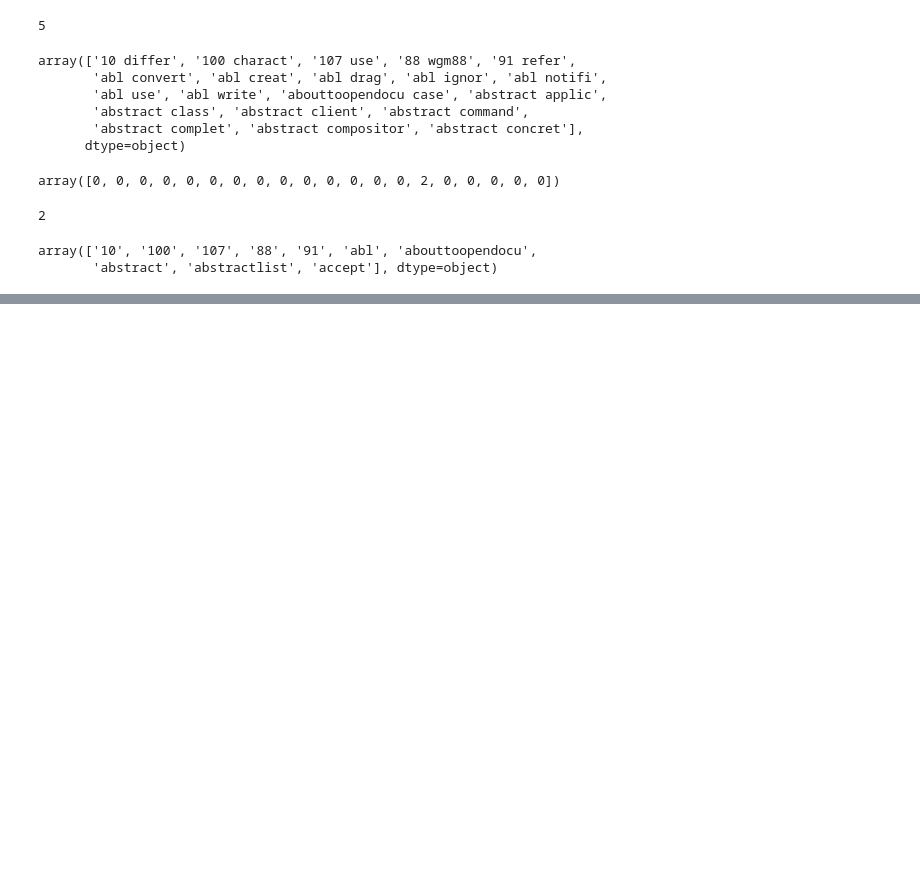
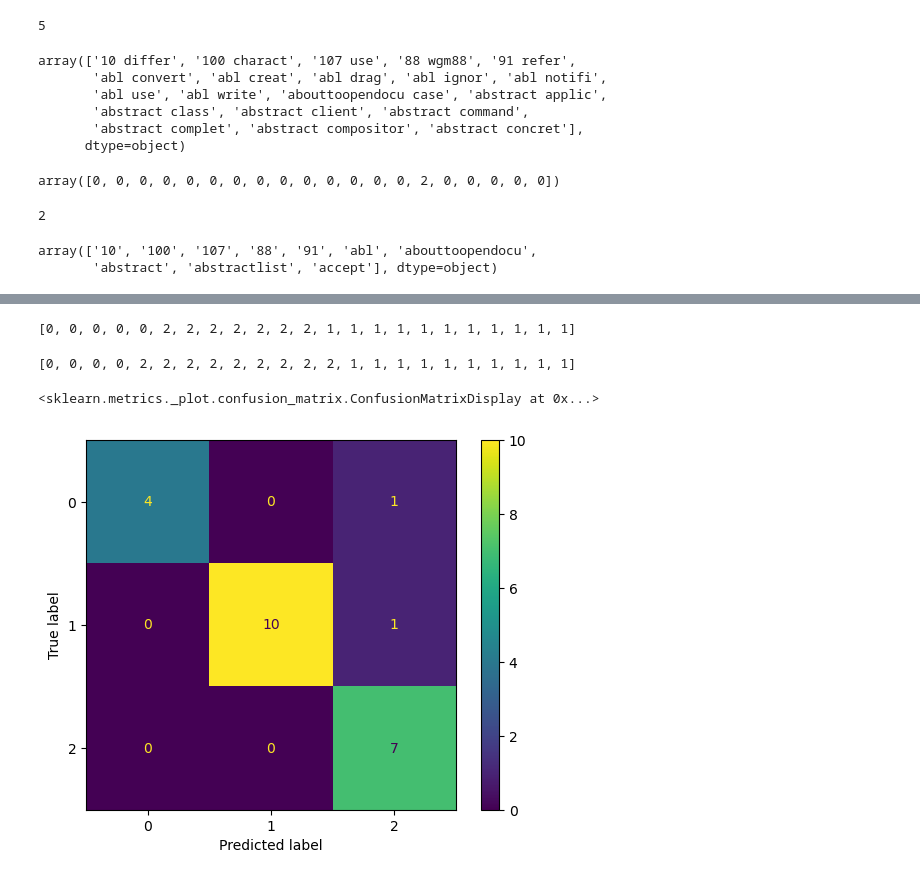
Before and after one commit to RETprojects/SWENG480-Team21, a Jupyter notebook: ml/gof-problem-domain.ipynb, the cells around one changed output, grey strips where cells are left out. Cells and saved outputs as stored; diff of their text form; code cells hidden in the pictures; blank space fills up the shorter version.

Commit message:
Add basic confusion matrix

```diff
--- a/ml/gof-problem-domain.ipynb
+++ b/ml/gof-problem-domain.ipynb
@@ -453,4 +453,35 @@ display(df2.sort_values(by='label'))
 # %%
-from sklearn.metrics import confusion_matrix
+from sklearn.metrics import confusion_matrix, ConfusionMatrixDisplay
 
-# true_clusters =
+tmp = df2.loc[:, 'label':'title'].groupby(by='label').groups
+clusters = {}
+clusters['behavioral'] = max(tmp, key=lambda x: len(tmp[x]))
+del tmp[clusters['behavioral']]
+clusters['structural'] = max(tmp, key=lambda x: len(tmp[x]))
+del tmp[clusters['structural']]
+clusters['creational'] = max(tmp, key=lambda x: len(tmp[x]))
+del tmp[clusters['creational']]
+
+tmp = df2.loc[:, 'label':'title'].groupby(by='label').groups
+
+y_true = [clusters['creational']] * 5
+y_true.extend([clusters['structural']] * 7)
+y_true.extend([clusters['behavioral']] * 11)
+
+display(y_true)
+
+y_pred = []
+y_pred.extend([clusters['creational']] * len(tmp[clusters['creational']]))
+y_pred.extend([clusters['structural']] * len(tmp[clusters['structural']]))
+y_pred.extend([clusters['behavioral']] * len(tmp[clusters['behavioral']]))
+
+display(y_pred)
+
+cm = confusion_matrix(y_true, y_pred)
+disp = ConfusionMatrixDisplay(confusion_matrix=cm)
+disp.plot()
+# %% [output]
+[0, 0, 0, 0, 0, 2, 2, 2, 2, 2, 2, 2, 1, 1, 1, 1, 1, 1, 1, 1, 1, 1, 1]
+[0, 0, 0, 0, 2, 2, 2, 2, 2, 2, 2, 2, 2, 1, 1, 1, 1, 1, 1, 1, 1, 1, 1]
+<sklearn.metrics._plot.confusion_matrix.ConfusionMatrixDisplay at 0x...>
+[figure, added]
```
Also changed, not shown: parts of 4 cells of this notebook.
